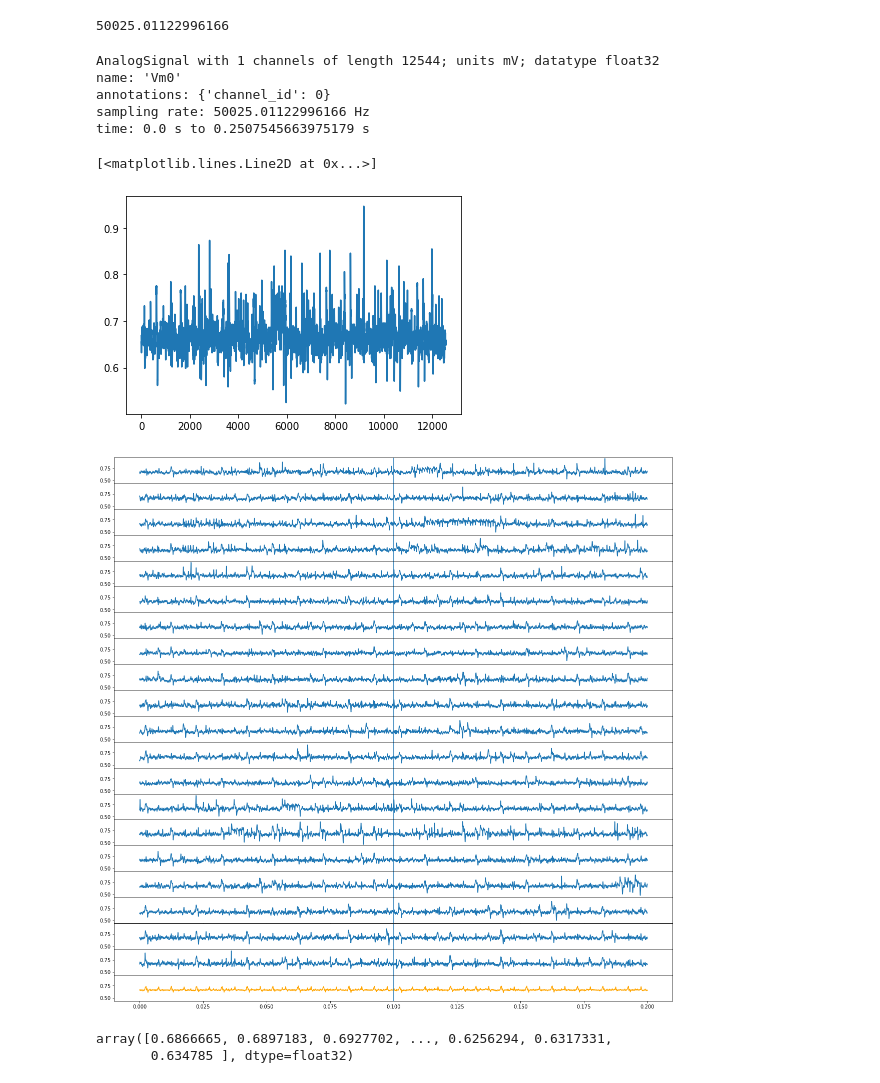
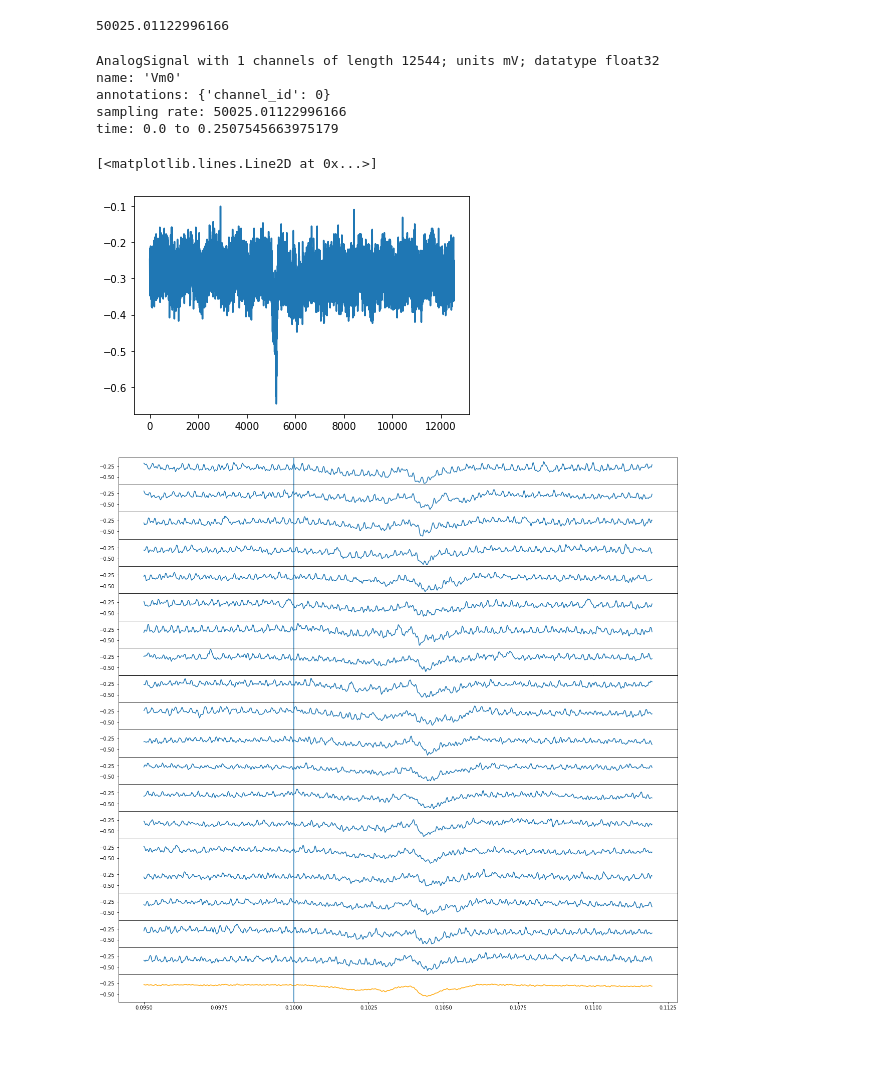
Before and after one commit to HernandoMV/OpenEphys_Analysis, a Jupyter notebook: invitro.ipynb, the cells around one changed output. Saved outputs shown, nothing was run; the diff lists cells and outputs as text; code cells hidden in the pictures; blank space fills up the shorter version.

```diff
--- a/invitro.ipynb
+++ b/invitro.ipynb
@@ -17,11 +18,18 @@ The autoreload extension is already loaded. To reload it, use:
   %reload_ext autoreload
 # %%
 # 1. read data
-GeneralDataDir = '/home/hernandom/data/Ephys_data/invitro/'
-Experiment = '200204_006.wcp'
+OEdata = get_data_folder()
+GeneralDataDir = os.path.abspath(os.path.join(OEdata, os.pardir))
+experiments_folder = '/pipette/20200915/'
+Experiment = '200915_018.wcp'
+
+# Create out directory if it does not exist
+outputDir = GeneralDataDir + experiments_folder + 'Analyzed_data/'
+if not os.path.isdir(outputDir):
+    os.mkdir(outputDir)
 
 # create a reader
-reader = neo.io.WinWcpIO(filename=GeneralDataDir + Experiment)
+reader = neo.io.WinWcpIO(filename=GeneralDataDir + experiments_folder + Experiment)
 # read the blocks
 blks = reader.read(lazy=False)
 print(blks)
@@ -73,13 +81,13 @@ blks[0].segments[0].analogsignals[0]
 AnalogSignal with 1 channels of length 12544; units mV; datatype float32
 name: 'Vm0'
 annotations: {'channel_id': 0}
-sampling rate: 50025.01122996166 Hz
-time: 0.0 s to 0.2507545663975179 s
+sampling rate: 50025.01122996166
+time: 0.0 to 0.2507545663975179
 # %%
 plt.plot(blks[0].segments[0].analogsignals[0].flat)
 # %% [output]
 [<matplotlib.lines.Line2D at 0x...>]
-[figure, old version]
+[figure, new version]
 # %%
 # Calculate the average of all segments
 number_of_segments = blks[0].size['segments']
@@ -90,25 +98,21 @@ average_signal = np.mean(analog_signal, axis = 0)
 # %%
 sampling_rate = blks[0].segments[0].analogsignals[0].sampling_rate.item()
 times = np.array([x for x in range(len(analog_signal[0]))])/sampling_rate
-window = [0.0, 0.2] # in seconds
+window = [0.095, 0.112] # in seconds
 PlotX = range(int(window[0] * sampling_rate), int(window[1] * sampling_rate)) #200ms
 
 fig, axs = plt.subplots(number_of_segments + 1, 1, figsize=(20, 20) , facecolor='w', edgecolor='k',
                         sharey=True, sharex=True)
 fig.subplots_adjust(hspace = .001, wspace=.001)
 axs = axs.ravel()
 for i in range(number_of_segments):
     axs[i].plot(times[PlotX], analog_signal[i][PlotX])
     #axs[i].text(.5,.9,"Channel Idx "+str(i), horizontalalignment='center', transform=axs[i].transAxes)
     axs[i].axvline(0.1)
     #print(i)
 axs[i+1].plot(times[PlotX], average_signal[PlotX], color = 'orange')
 axs[i+1].axvline(0.1)
+plt.savefig(outputDir + Experiment.split('.')[0] + '.pdf', transparent=True, bbox_inches='tight')
 plt.show()
 # %% [output]
-[figure, old version]
+[figure, new version]
-# %%
-np.array(analog_signal[i])[PlotX]
-# %% [output]
-array([0.6866665, 0.6897183, 0.6927702, ..., 0.6256294, 0.6317331,
-       0.634785 ], dtype=float32)
```
Also changed, not shown: parts of 5 cells of this notebook, 6 other files.
